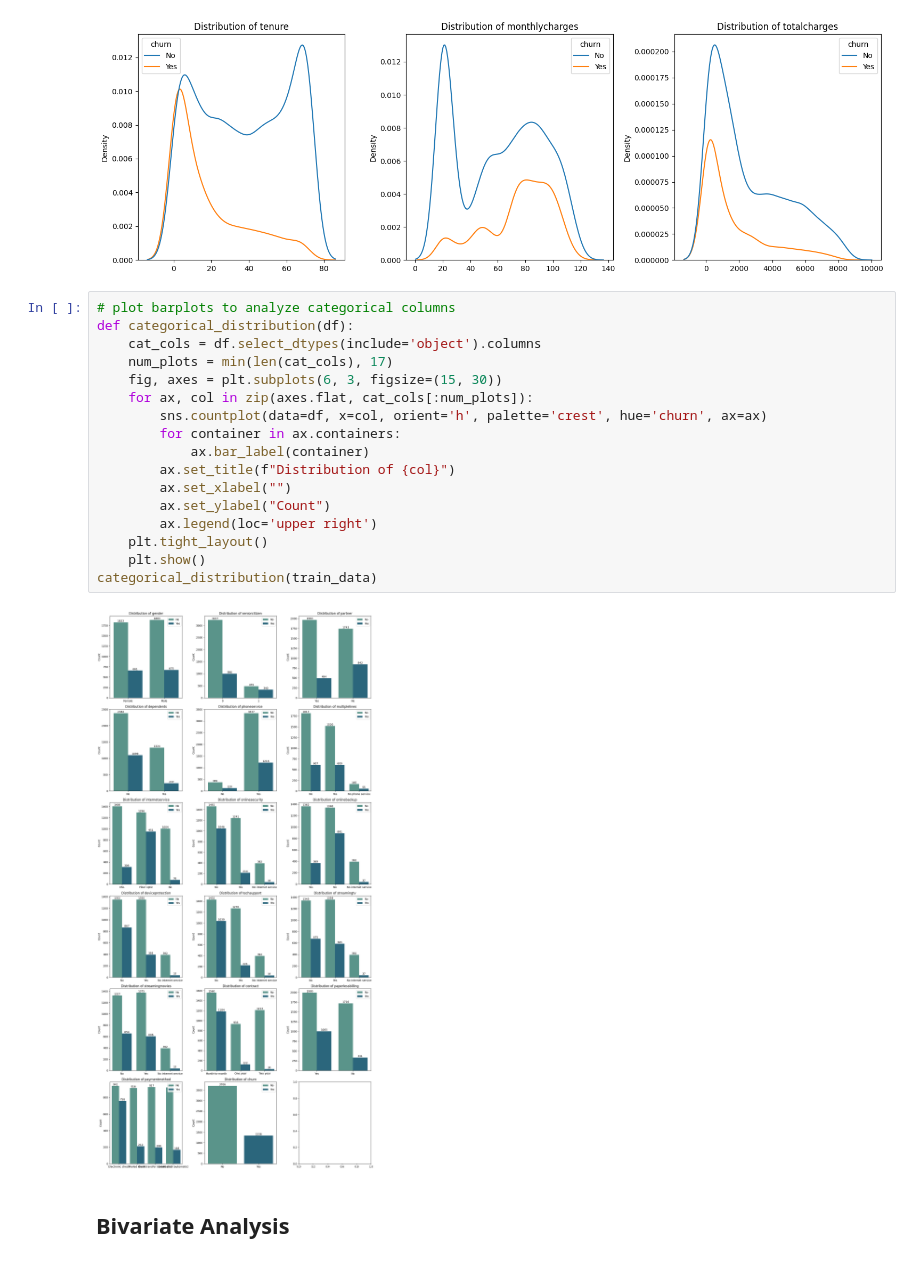
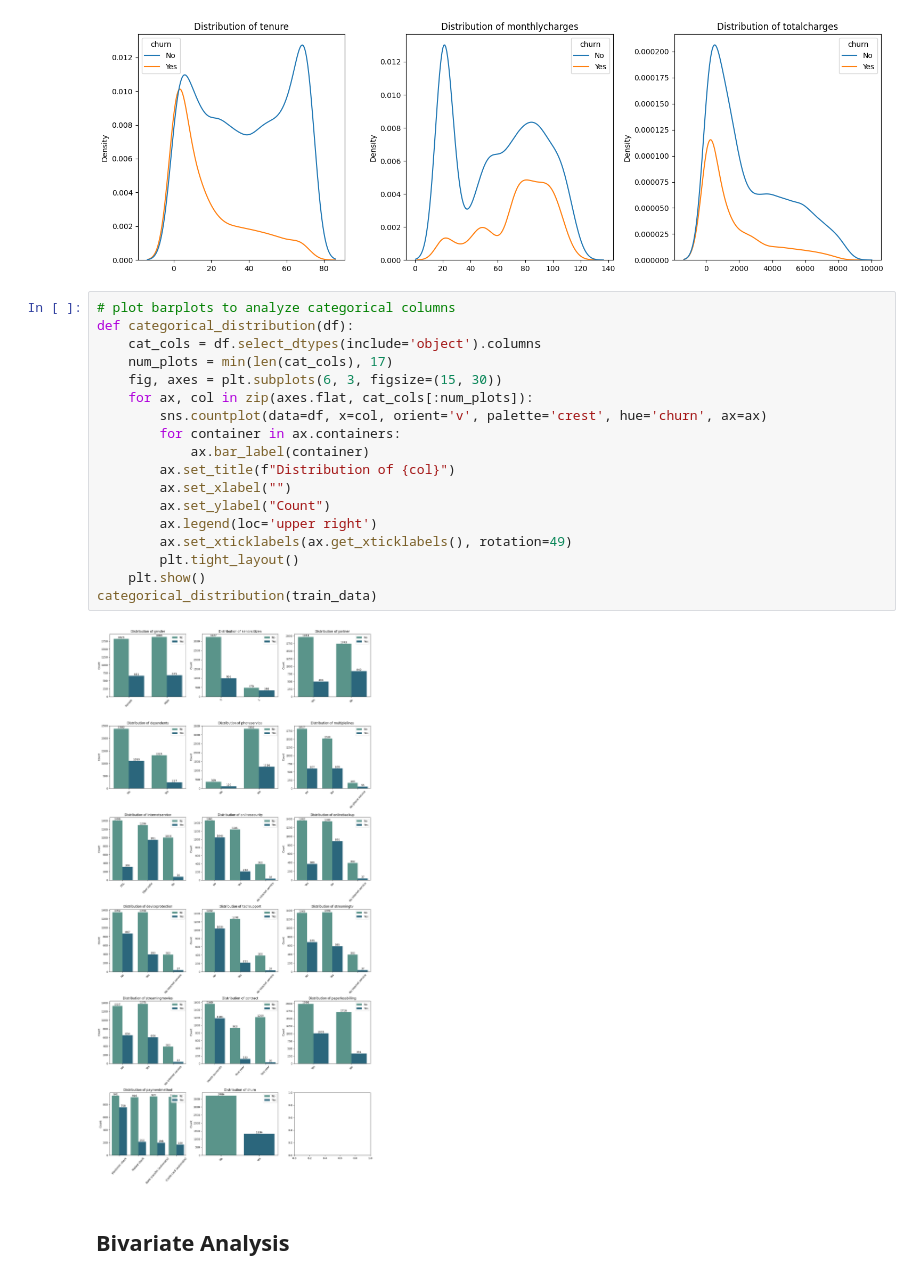
Before and after one commit to murithidenisgitobu/Vodafone_Corporation_Customer_Churn_Prediction, a Jupyter notebook: Customer_Churn_Prediction_Notebook.ipynb, the cells around one changed output. Saved outputs shown, nothing was run; the diff lists cells and outputs as text.

```diff
--- a/Customer_Churn_Prediction_Notebook.ipynb
+++ b/Customer_Churn_Prediction_Notebook.ipynb
@@ -404,22 +404,23 @@ distribution_plots(train_data)
 # %%
 # plot barplots to analyze categorical columns
 def categorical_distribution(df):
     cat_cols = df.select_dtypes(include='object').columns
     num_plots = min(len(cat_cols), 17)
     fig, axes = plt.subplots(6, 3, figsize=(15, 30))
     for ax, col in zip(axes.flat, cat_cols[:num_plots]):
-        sns.countplot(data=df, x=col, orient='h', palette='crest', hue='churn', ax=ax)
+        sns.countplot(data=df, x=col, orient='v', palette='crest', hue='churn', ax=ax)
         for container in ax.containers:
             ax.bar_label(container)
         ax.set_title(f"Distribution of {col}")
         ax.set_xlabel("")
         ax.set_ylabel("Count")
         ax.legend(loc='upper right')
-    plt.tight_layout()
+        ax.set_xticklabels(ax.get_xticklabels(), rotation=49)
+        plt.tight_layout()
     plt.show()
 categorical_distribution(train_data)
 # %% [output]
-[figure, old version]
+[figure, new version]
 # %% [markdown]
 ## Bivariate Analysis
 # %%
```
Also changed, not shown: parts of 6 cells of this notebook.
